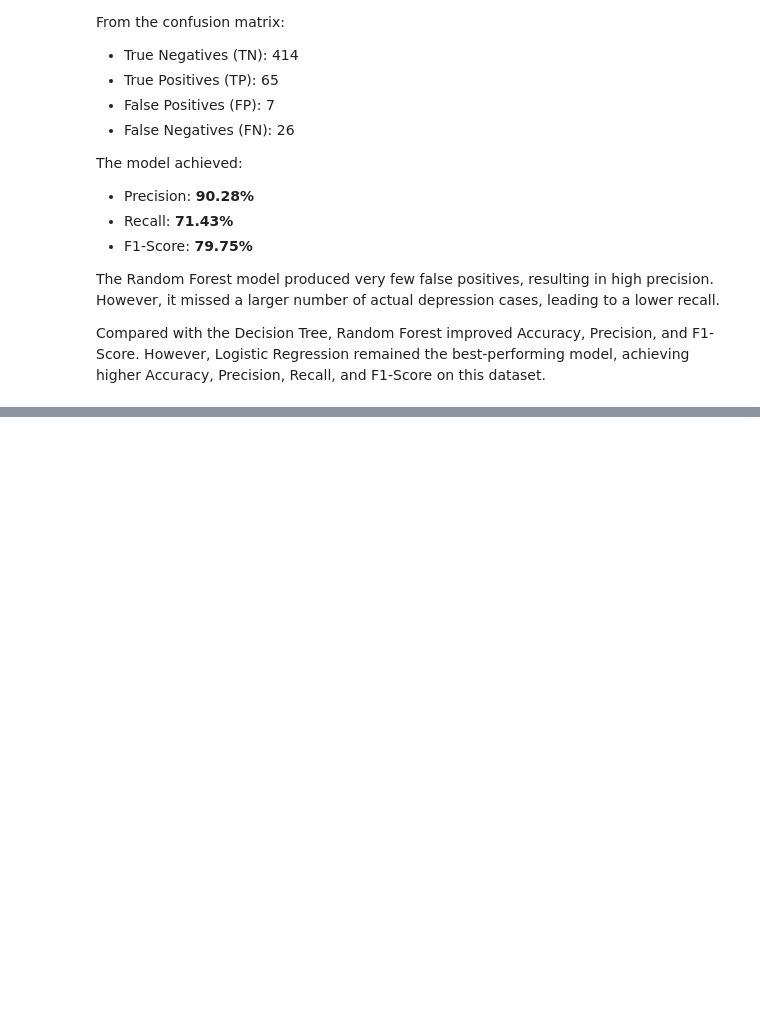
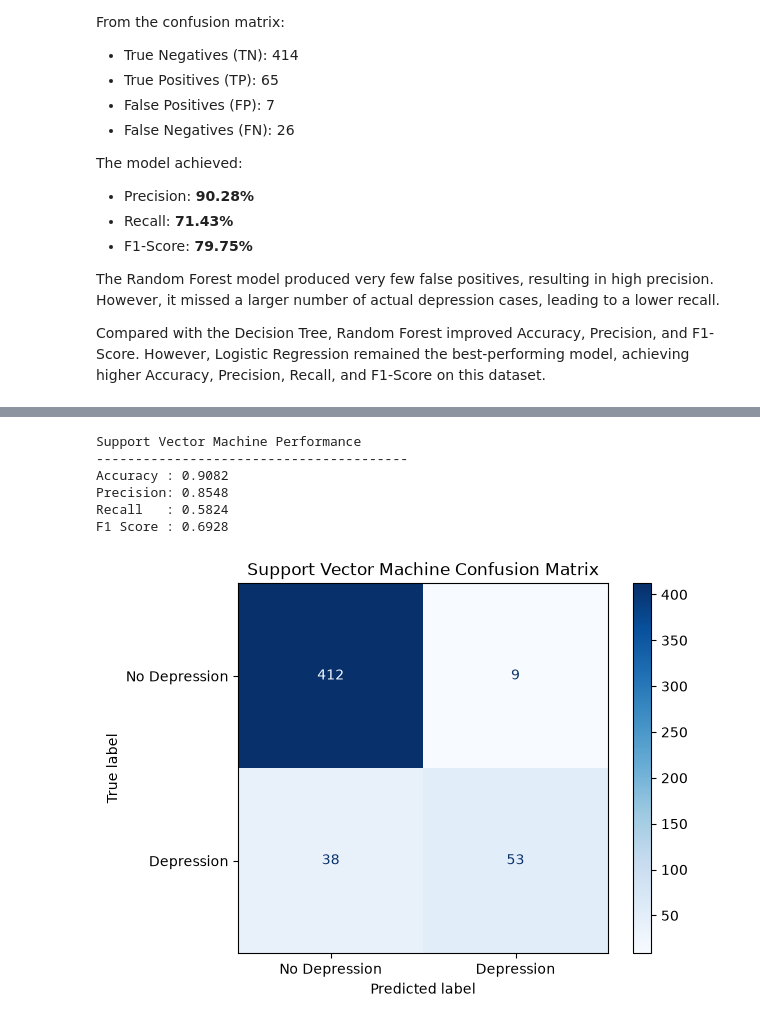
Before and after one commit to Musharraf-Bubere/MindSense-AI, a Jupyter notebook: Notebook/04_Model_Training.ipynb, the cells around one changed output, grey strips where cells are left out. Drawn from its saved outputs; the diff is of its cells as text; code cells hidden in the pictures; blank space fills up the shorter version.

Commit message:
Model training

```diff
--- a/Notebook/04_Model_Training.ipynb
+++ b/Notebook/04_Model_Training.ipynb
@@ -932,0 +1007,2 @@ Compared with the Decision Tree, Random Forest improved Accuracy, Precision, and
+# %%
+svm_model = SVC(random_state=42)
@@ -932,0 +1015,2 @@ Compared with the Decision Tree, Random Forest improved Accuracy, Precision, and
+# %%
+svm_model.fit(X_train, y_train)
@@ -932,0 +1023,2 @@ Compared with the Decision Tree, Random Forest improved Accuracy, Precision, and
+# %%
+y_pred_svm = svm_model.predict(X_test)
@@ -932,0 +1035,32 @@ Compared with the Decision Tree, Random Forest improved Accuracy, Precision, and
+# %%
+svm_accuracy = accuracy_score(y_test, y_pred_svm)
+svm_precision = precision_score(y_test, y_pred_svm)
+svm_recall = recall_score(y_test, y_pred_svm)
+svm_f1 = f1_score(y_test, y_pred_svm)
+
+print("Support Vector Machine Performance")
+print("-" * 40)
+print(f"Accuracy : {svm_accuracy:.4f}")
+print(f"Precision: {svm_precision:.4f}")
+print(f"Recall   : {svm_recall:.4f}")
+print(f"F1 Score : {svm_f1:.4f}")
+# %% [output]
+Support Vector Machine Performance
+----------------------------------------
+Accuracy : 0.9082
+Precision: 0.8548
+Recall   : 0.5824
+F1 Score : 0.6928
+# %%
+cm = confusion_matrix(y_test, y_pred_svm)
+
+disp = ConfusionMatrixDisplay(
+    confusion_matrix=cm,
+    display_labels=["No Depression", "Depression"]
+)
+
+disp.plot(cmap="Blues")
+plt.title("Support Vector Machine Confusion Matrix")
+plt.show()
+# %% [output]
+[figure, added]
```
Also changed, not shown: parts of 12 cells of this notebook, 1 other file.
